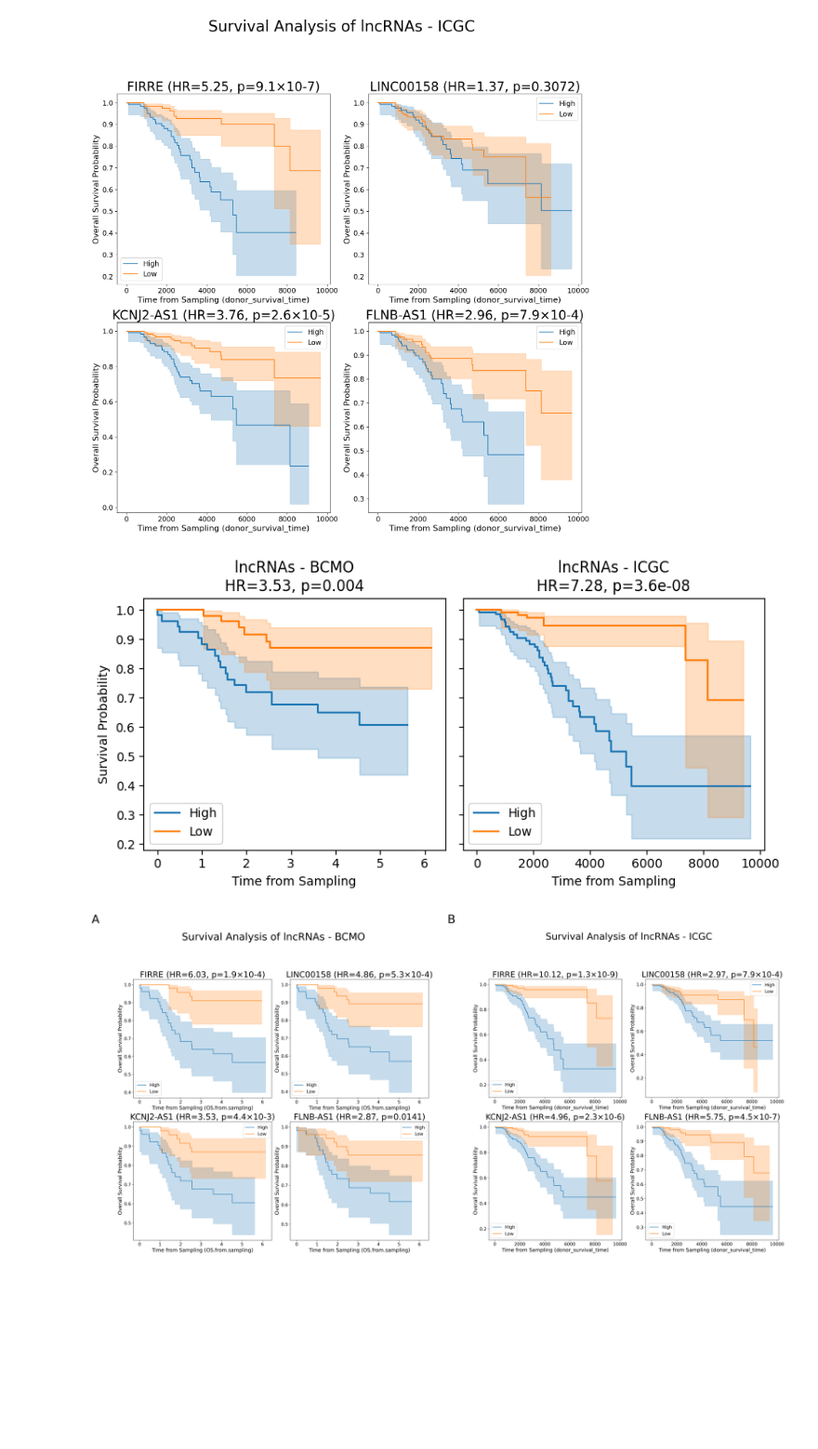
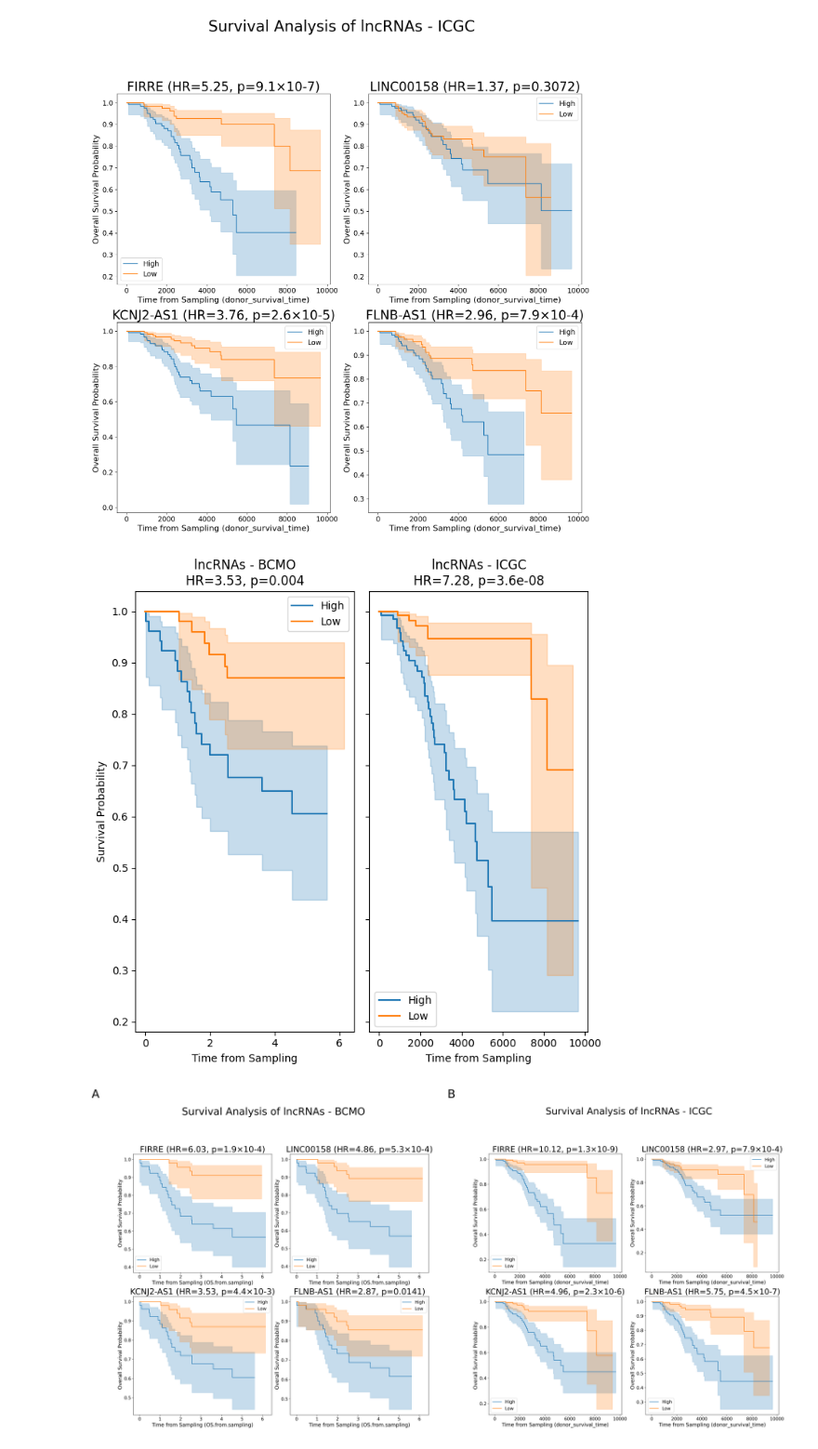
Before and after one commit to BiodataAnalysisGroup/lncAPNet, a Jupyter notebook: Pilot_1_CLL/notebooks/Post-hoc_Analysis/Cleaned_Clinical_covariates.ipynb, the cells around one changed output. Shown at 93% size. Cells and saved outputs as stored; diff of their text form; code cells hidden in the pictures; blank space fills up the shorter version.

```diff
--- a/Pilot_1_CLL/notebooks/Post-hoc_Analysis/Cleaned_Clinical_covariates.ipynb
+++ b/Pilot_1_CLL/notebooks/Post-hoc_Analysis/Cleaned_Clinical_covariates.ipynb
@@ -466,36 +466,36 @@ def km_curve(data, rna_cols, time_col, event_col, title, ax):
 clinical_bcmo = pd.read_csv("../../../data/BCMO/clinical_info.csv")
 expr_bcmo = pd.read_csv("../../../data/BCMO/activity_matrix_pvalfilt.csv", index_col=0)
 rna_bcmo = ["FIRRE_NC", "LINC00158_NC", "KCNJ2-AS1_NC", "FLNB-AS1_NC"]
 expr_bcmo = expr_bcmo.loc[rna_bcmo].T
 expr_bcmo.index.name = "Sample_ID"
 data_bcmo = clinical_bcmo.merge(expr_bcmo, on="Sample_ID")
 
 # ICGC
 clinical_icgc = pd.read_csv("../../../data/ICGC/clinical_info.csv")
 expr_icgc = pd.read_csv("../../../data/ICGC/activity_matrix_pvalfilt.csv", index_col=0)
 rna_icgc = ["FIRRE_NC", "LINC00158_NC", "KCNJ2-AS1_NC", "FLNB-AS1_NC"]
 expr_icgc = expr_icgc.loc[rna_icgc].T
 expr_icgc.index.name = "Samples"
 data_icgc = clinical_icgc.merge(expr_icgc, on="Samples")
 
 # Preprocess ICGC clinical
 data_icgc["donor_vital_status_num"] = data_icgc["donor_vital_status"].map({"alive":0, "deceased":1})
 data_icgc["donor_survival_time"] = pd.to_numeric(data_icgc["donor_survival_time"], errors='coerce')
 data_icgc = data_icgc.dropna(subset=["donor_survival_time", "donor_vital_status_num"] + rna_icgc)
 
 # --------------------------
 # Step 2: Plot 1x2 multipanel
 # --------------------------
-fig, axes = plt.subplots(1, 2, figsize=(8,4), sharey=True)
+fig, axes = plt.subplots(1, 2, figsize=(7,7), sharey=True)
 
 km_curve(data_bcmo, rna_bcmo, "OS.from.sampling", "died", "lncRNAs - BCMO", axes[0])
 km_curve(data_icgc, rna_icgc, "donor_survival_time", "donor_vital_status_num", "lncRNAs - ICGC", axes[1])
 
 plt.tight_layout()
-plt.savefig("../../figures/KM_BCMO_ICGC_activity_1x2.png", dpi=300, bbox_inches='tight')
+plt.savefig("../../figures/Main_Figure_kaplanmeier.png", dpi=300, bbox_inches='tight')
 plt.show()
 # %% [output]
-[figure, old version]
+[figure, new version]
 # %%
 from PIL import Image
 import matplotlib.pyplot as plt
```
Also changed, not shown: 12 other files.
